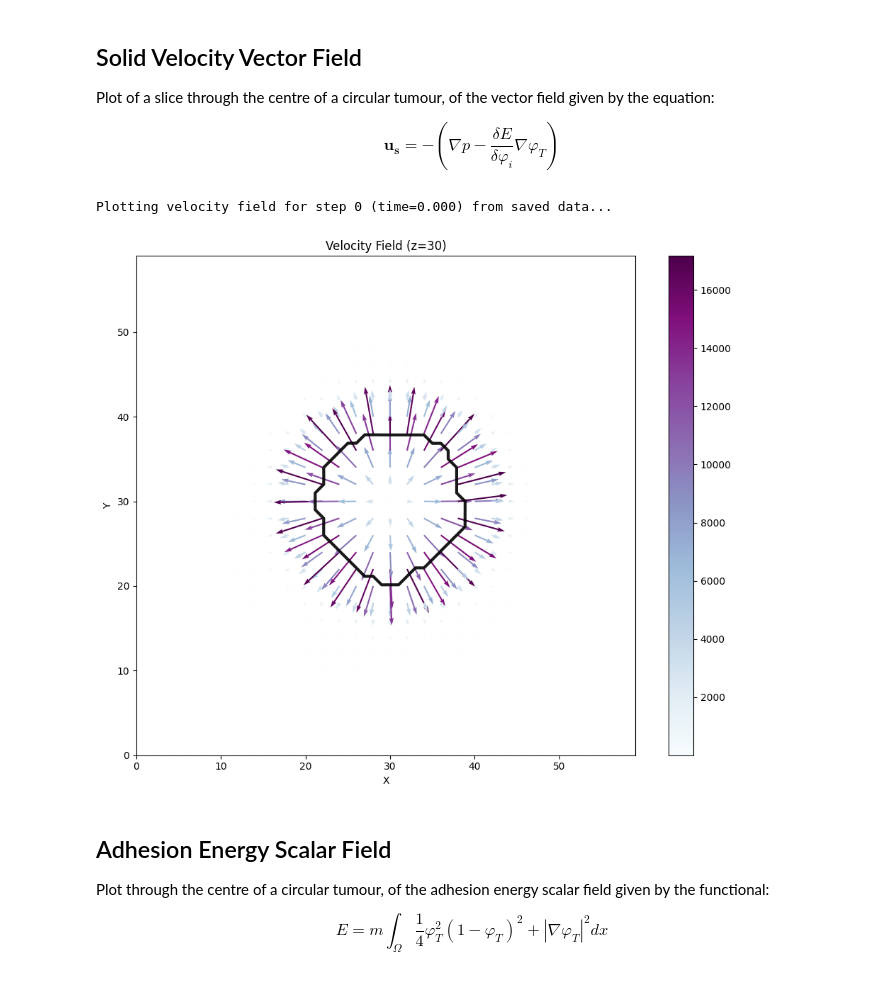
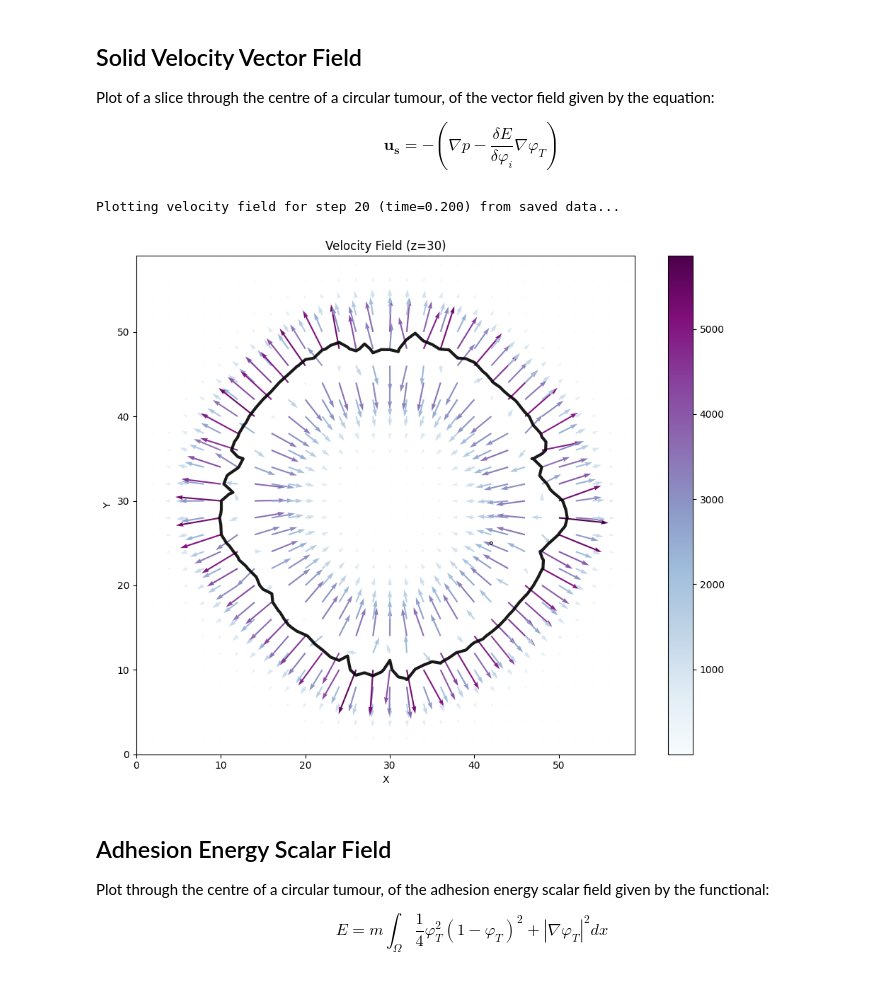
Before and after one commit to rmcnamara101/SCIE3212, a Jupyter notebook: laboratory/physics_fields/physics_fields_validation.ipynb, the cells around one changed output. Cells and saved outputs as stored; diff of their text form; code cells hidden in the pictures.

```diff
--- a/laboratory/physics_fields/physics_fields_validation.ipynb
+++ b/laboratory/physics_fields/physics_fields_validation.ipynb
@@ -58,10 +58,10 @@ $$
 \mathbf{u_s}= -\left (\nabla p - \frac{\delta E}{\delta \varphi_i}\nabla\varphi_T \right )
 $$
 # %%
-plotter.plot_velocity_field_from_saved(simulation_data, step_idx=0, cmap="BuPu", skip=10, scale=10, width=0.003, arrow_density_factor=5.0, z_slice=None, output_dir=None, save_plot=False, show_plot=True, add_boundary_contours=True, tumor_boundary_level=0.1, boundary_color='darkblue', tumor_boundary_color='black', center_x=30, center_y=30, zoom_factor=1.0)
+plotter.plot_velocity_field_from_saved(simulation_data, step_idx=20, cmap="BuPu", skip=10, scale=10, width=0.003, arrow_density_factor=5.0, z_slice=None, output_dir=None, save_plot=False, show_plot=True, add_boundary_contours=True, tumor_boundary_level=0.1, boundary_color='darkblue', tumor_boundary_color='black', center_x=30, center_y=30, zoom_factor=1.0)
 # %% [output]
-Plotting velocity field for step 0 (time=0.000) from saved data...
+Plotting velocity field for step 20 (time=0.200) from saved data...
-[figure, old version]
+[figure, new version]
 # %%
 #plotter.plot_velocity_field_from_saved(simulation_data, step_idx=0, cmap="GnBu", skip=10, scale=20, width=0.003, arrow_density_factor=10.0, z_slice=None, output_dir=None, save_plot=False, show_plot=True, add_boundary_contours=True, tumor_boundary_level=0.5, boundary_color='darkblue', tumor_boundary_color='black', center_x=75, center_y=75, zoom_factor=3.0)
 # %% [markdown]
```
Also changed, not shown: parts of 5 cells of this notebook, 10 other files.
